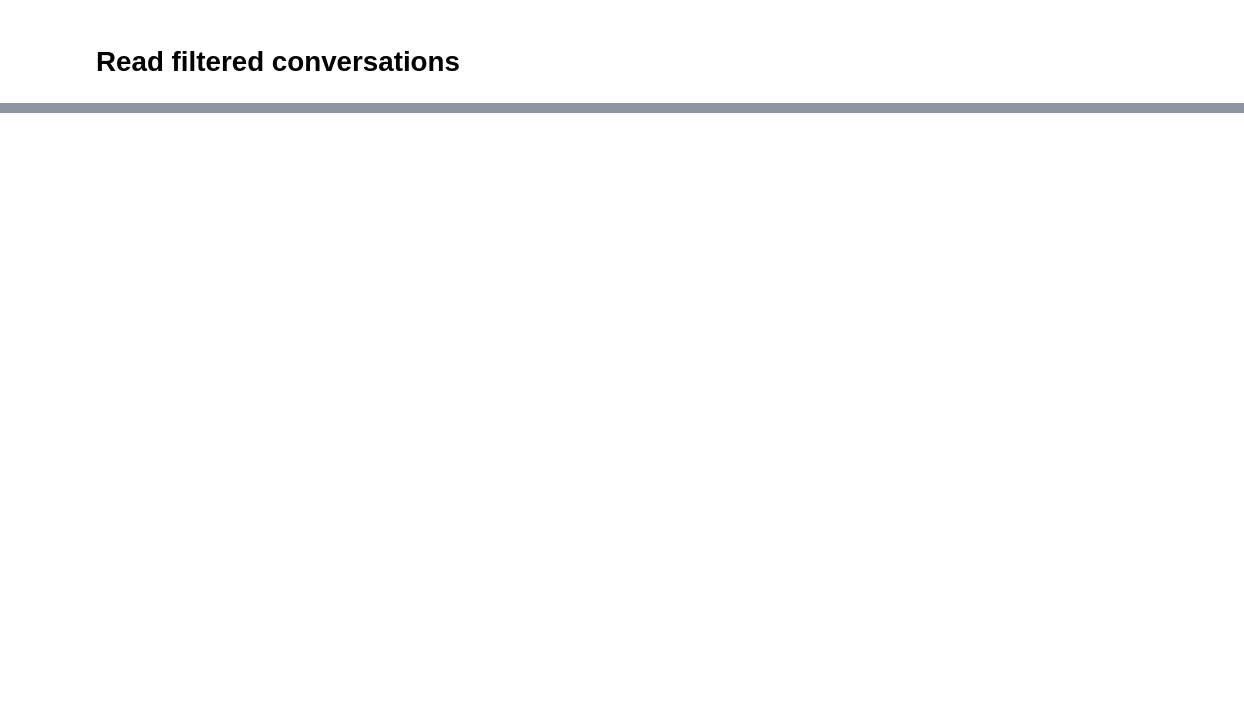
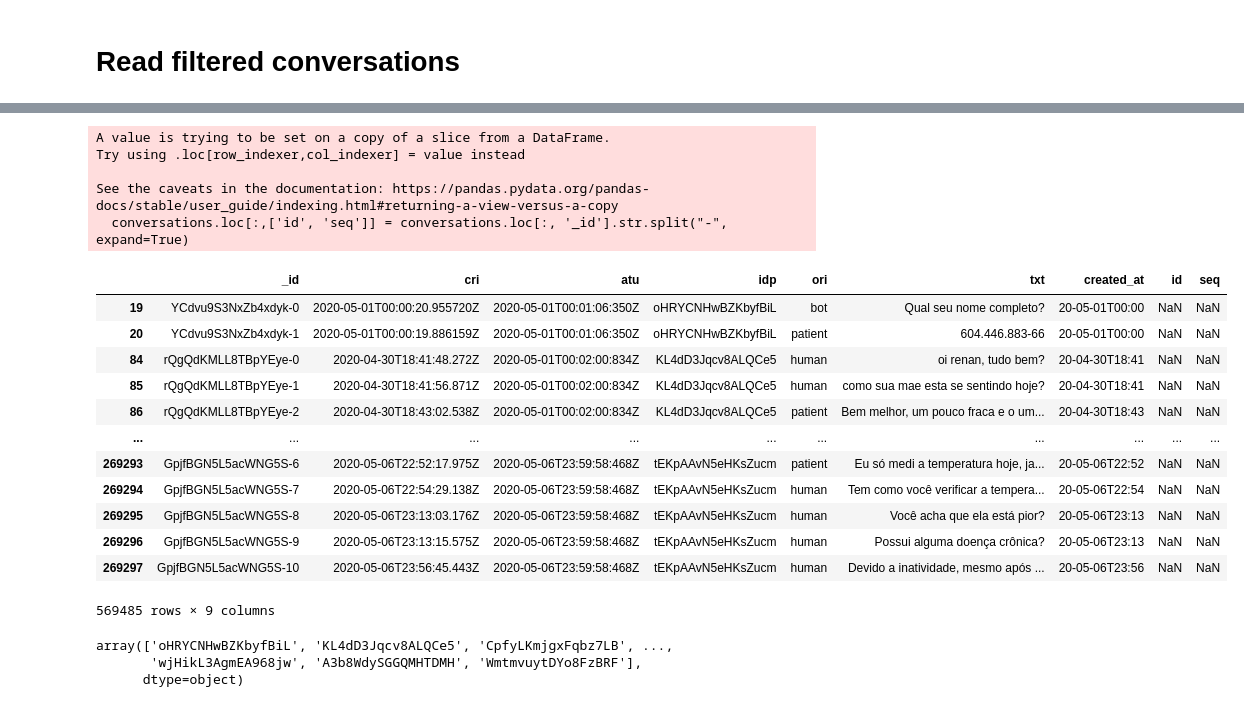
Before and after one commit to valmirosjunior/intent_classifier, a Jupyter notebook: notebooks/pre_processing.ipynb, the cells around one changed output, grey strips where cells are left out. Saved outputs shown, nothing was run; the diff lists cells and outputs as text; code cells hidden in the pictures; blank space fills up the shorter version.

```diff
--- a/notebooks/pre_processing.ipynb
+++ b/notebooks/pre_processing.ipynb
@@ -117,0 +126,35 @@ sucesso
+# %%
+df = fm.read_json_of_dir(fm.filename_from_data_dir('input/may'))
+
+conversations = ph.__find_better_conversations(df)
+# %%
+conversations.loc[:,['id', 'seq']] = conversations.loc[:, '_id'].str.split("-", expand=True)
+
+# conversations['seq'] = conversations['seq'].astype('int64')
+
+conversations
+# %% [output]
+A value is trying to be set on a copy of a slice from a DataFrame.
+Try using .loc[row_indexer,col_indexer] = value instead
+
+See the caveats in the documentation: https://pandas.pydata.org/pandas-docs/stable/user_guide/indexing.html#returning-a-view-versus-a-copy
+  conversations.loc[:,['id', 'seq']] = conversations.loc[:, '_id'].str.split("-", expand=True)
+|  | _id | cri | atu | idp | ori | txt | created_at | id | seq |
+| 19 | YCdvu9S3NxZb4xdyk-0 | 2020-05-01T00:00:20.955720Z | 2020-05-01T00:01:06:350Z | oHRYCNHwBZKbyfBiL | bot | Qual seu nome completo? | 20-05-01T00:00 | NaN | NaN |
+| 20 | YCdvu9S3NxZb4xdyk-1 | 2020-05-01T00:00:19.886159Z | 2020-05-01T00:01:06:350Z | oHRYCNHwBZKbyfBiL | patient | 604.446.883-66 | 20-05-01T00:00 | NaN | NaN |
+| 84 | rQgQdKMLL8TBpYEye-0 | 2020-04-30T18:41:48.272Z | 2020-05-01T00:02:00:834Z | KL4dD3Jqcv8ALQCe5 | human | oi renan, tudo bem? | 20-04-30T18:41 | NaN | NaN |
+| 85 | rQgQdKMLL8TBpYEye-1 | 2020-04-30T18:41:56.871Z | 2020-05-01T00:02:00:834Z | KL4dD3Jqcv8ALQCe5 | human | como sua mae esta se sentindo hoje? | 20-04-30T18:41 | NaN | NaN |
+| 86 | rQgQdKMLL8TBpYEye-2 | 2020-04-30T18:43:02.538Z | 2020-05-01T00:02:00:834Z | KL4dD3Jqcv8ALQCe5 | patient | Bem melhor, um pouco fraca e o um... | 20-04-30T18:43 | NaN | NaN |
+| ... | ... | ... | ... | ... | ... | ... | ... | ... | ... |
+| 269293 | GpjfBGN5L5acWNG5S-6 | 2020-05-06T22:52:17.975Z | 2020-05-06T23:59:58:468Z | tEKpAAvN5eHKsZucm | patient | Eu só medi a temperatura hoje, ja... | 20-05-06T22:52 | NaN | NaN |
+| 269294 | GpjfBGN5L5acWNG5S-7 | 2020-05-06T22:54:29.138Z | 2020-05-06T23:59:58:468Z | tEKpAAvN5eHKsZucm | human | Tem como você verificar a tempera... | 20-05-06T22:54 | NaN | NaN |
+| 269295 | GpjfBGN5L5acWNG5S-8 | 2020-05-06T23:13:03.176Z | 2020-05-06T23:59:58:468Z | tEKpAAvN5eHKsZucm | human | Você acha que ela está pior? | 20-05-06T23:13 | NaN | NaN |
+| 269296 | GpjfBGN5L5acWNG5S-9 | 2020-05-06T23:13:15.575Z | 2020-05-06T23:59:58:468Z | tEKpAAvN5eHKsZucm | human | Possui alguma doença crônica? | 20-05-06T23:13 | NaN | NaN |
+| 269297 | GpjfBGN5L5acWNG5S-10 | 2020-05-06T23:56:45.443Z | 2020-05-06T23:59:58:468Z | tEKpAAvN5eHKsZucm | human | Devido a inatividade, mesmo após ... | 20-05-06T23:56 | NaN | NaN |
+569485 rows × 9 columns
+# %%
+conversations['idp'].unique()
+# %% [output]
+array(['oHRYCNHwBZKbyfBiL', 'KL4dD3Jqcv8ALQCe5', 'CpfyLKmjgxFqbz7LB', ...,
+       'wjHikL3AgmEA968jw', 'A3b8WdySGGQMHTDMH', 'WmtmvuytDYo8FzBRF'],
+      dtype=object)
```
Also changed, not shown: parts of 9 cells of this notebook, 21 other files.
